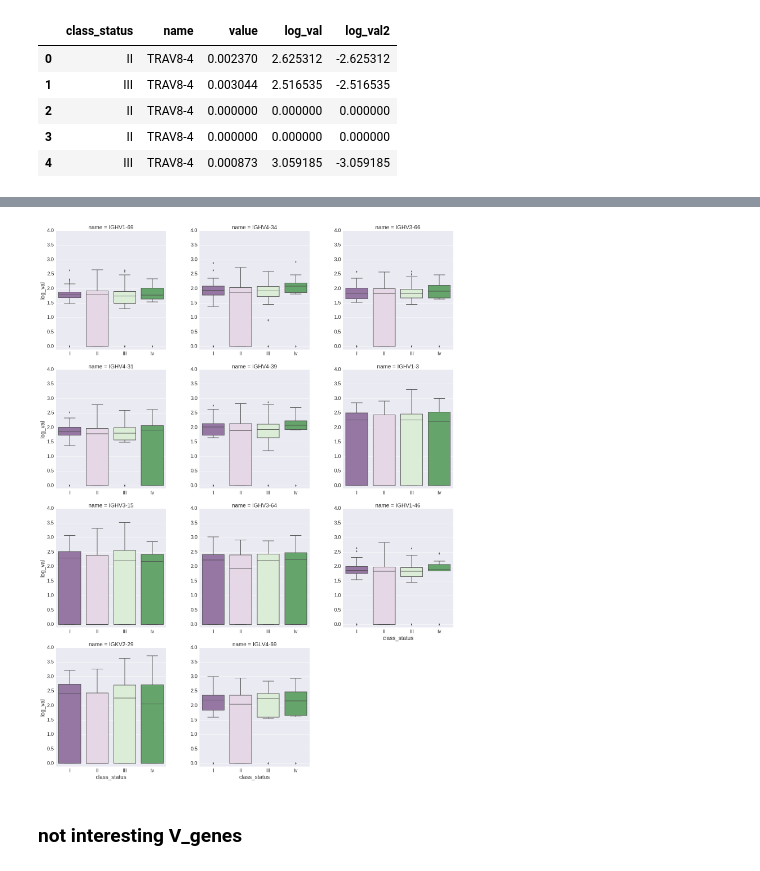
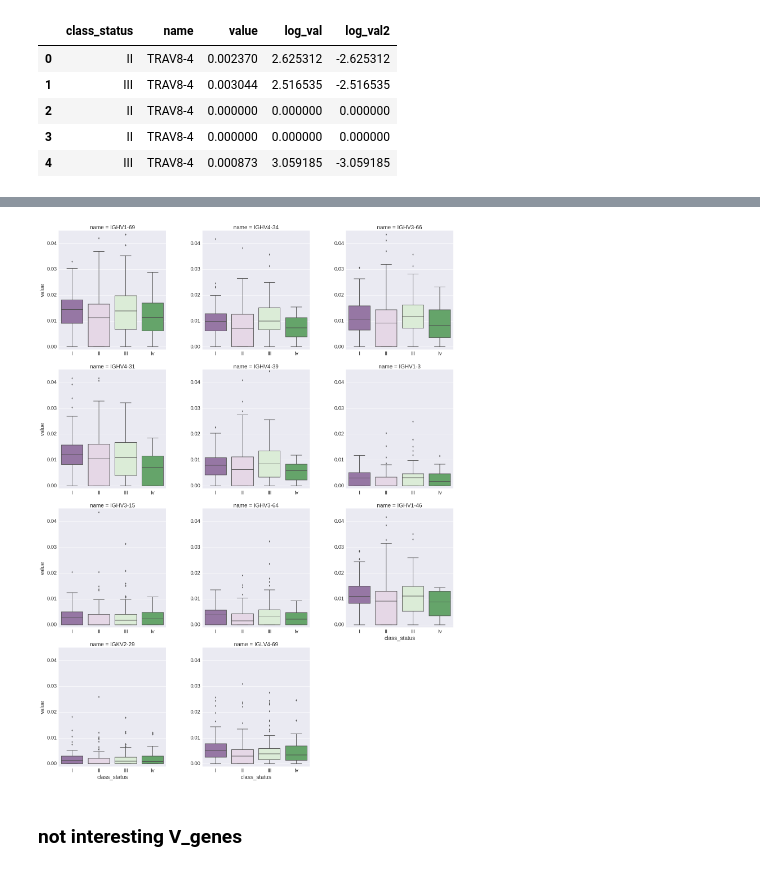
Before and after one commit to antigenomics/til-tcr-analysis, a Jupyter notebook: melanoma_2017/DecisionTree/13.04.17-18.04.17.ipynb, the cells around one changed output, grey strips where cells are left out. Drawn from its saved outputs; the diff is of its cells as text; code cells hidden in the pictures.

```diff
--- a/melanoma_2017/DecisionTree/13.04.17-18.04.17.ipynb
+++ b/melanoma_2017/DecisionTree/13.04.17-18.04.17.ipynb
@@ -118,11 +123,11 @@ v_melted2['log_val'] = abs((xlogy(np.sign(v_melted2['value']), v_melted2['value'
 order = sorted(v_melted2.class_status.unique())
 # %%
 grid2 = sns.FacetGrid(v_melted2, col="name",  col_wrap=3, size=7, margin_titles=True, sharex=False, sharey=False)
-grid2.map(sns.boxplot, "class_status", "log_val", palette="PRGn", order=order)
-grid2.set(ylim=(-0.1, 4))
+grid2.map(sns.boxplot, "class_status", "value", palette="PRGn", order=order)
+grid2.set(ylim=(-0.001, 0.045))
 grid2.fig.tight_layout(w_pad=4)
 # %% [output]
-[figure, old version]
+[figure, new version]
 # %% [markdown]
 ### not interesting V_genes
 # %%
```
Also changed, not shown: parts of 9 cells of this notebook.
